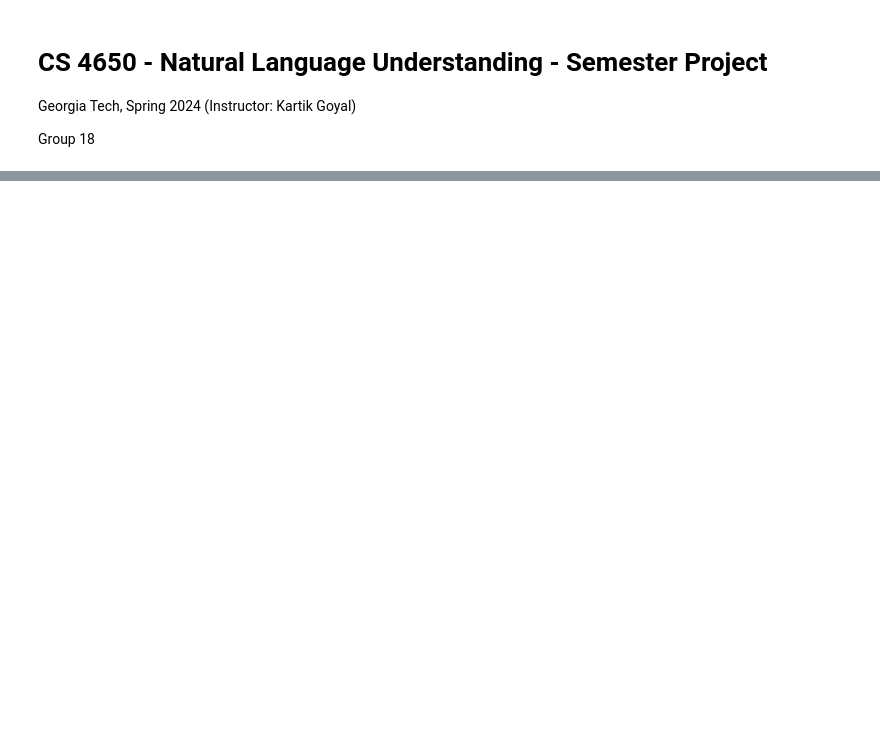
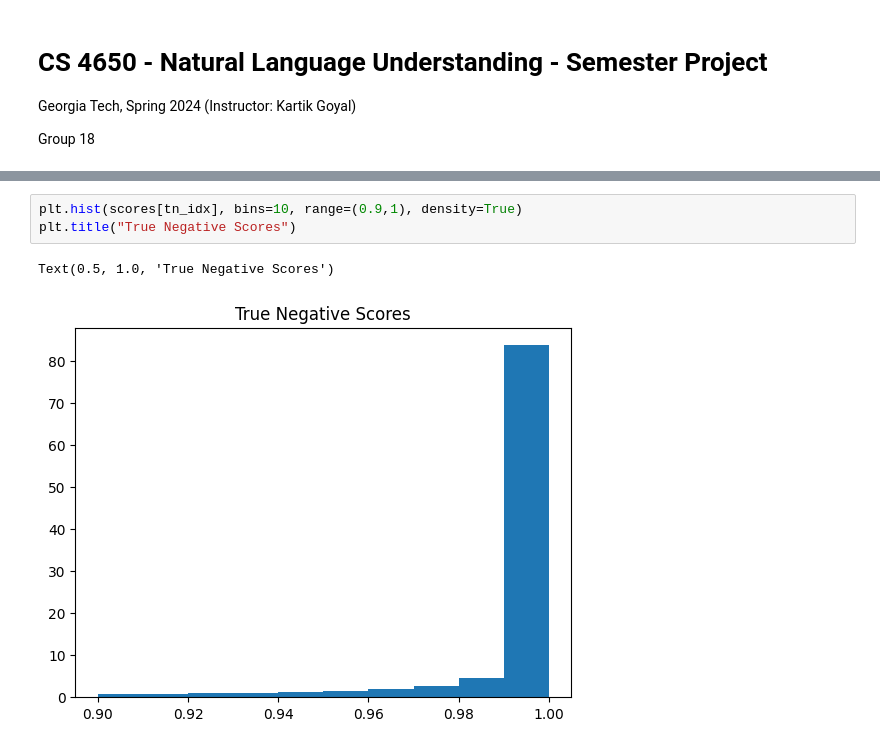
Before and after one commit to mark-glinberg/Hyperpartisanship-Analysis, a Jupyter notebook: dataset_and_model.ipynb, the cells around one changed output, grey strips where cells are left out. Cells and saved outputs as stored; diff of their text form; blank space fills up the shorter version.

```diff
--- a/dataset_and_model.ipynb
+++ b/dataset_and_model.ipynb
@@ -129,0 +101,6 @@ for index in mislabeled_indices:
+# %%
+plt.hist(scores[tn_idx], bins=10, range=(0.9,1), density=True)
+plt.title("True Negative Scores")
+# %% [output]
+Text(0.5, 1.0, 'True Negative Scores')
+[figure, added]
```
Also changed, not shown: parts of 43 cells of this notebook, 1 other file.
